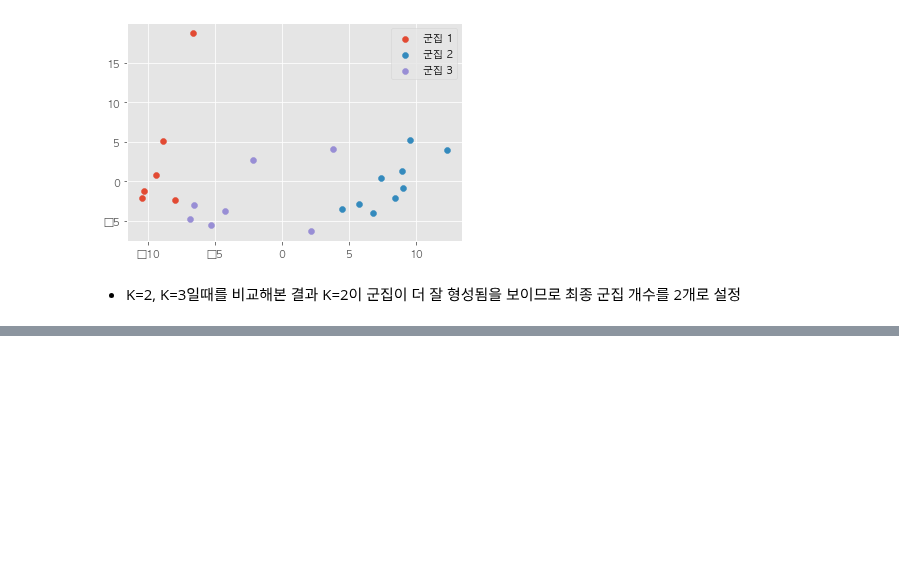
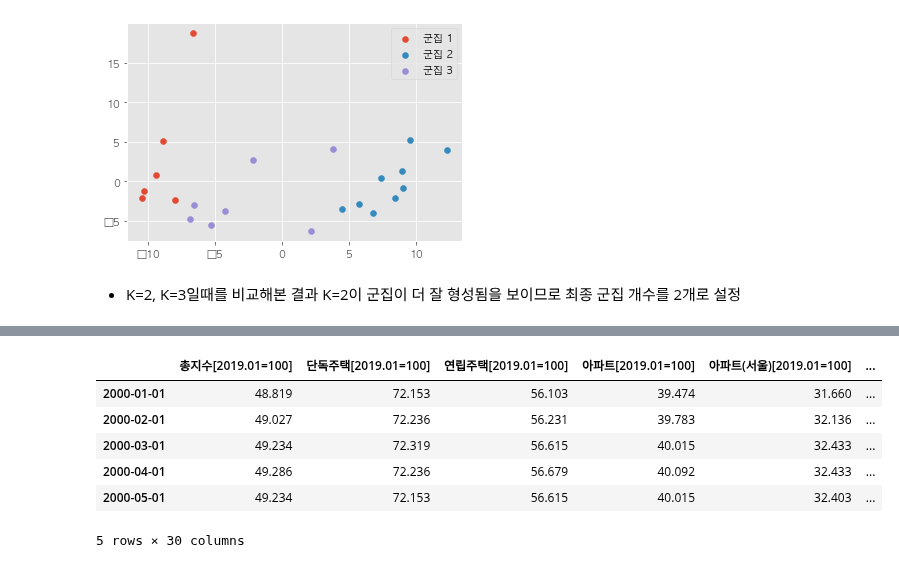
Before and after one commit to hyuuunn/Project, a Jupyter notebook: 3_project/부동산 투자와 유사한 KOSPI 종목 ETF ?.ipynb, the cells around one changed output, grey strips where cells are left out. Saved outputs shown, nothing was run; the diff lists cells and outputs as text; code cells hidden in the pictures; blank space fills up the shorter version.

```diff
--- a/3_project/부동산 투자와 유사한 KOSPI 종목 ETF ?.ipynb
+++ b/3_project/부동산 투자와 유사한 KOSPI 종목 ETF ?.ipynb
@@ -468,0 +485,12 @@ trading
+# %%
+# cluster 결과 데이터와 주택매매가격지수 데이터 통합
+cluster_trading = pd.concat([trading, result_data], axis=1)
+cluster_trading.head()
+# %% [output]
+|  | 총지수[2019.01=100] | 단독주택[2019.01=100] | 연립주택[2019.01=100] | 아파트[2019.01=100] | 아파트(서울)[2019.01=100] | ... |
+| 2000-01-01 | 48.819 | 72.153 | 56.103 | 39.474 | 31.660 | ... |
+| 2000-02-01 | 49.027 | 72.236 | 56.231 | 39.783 | 32.136 | ... |
+| 2000-03-01 | 49.234 | 72.319 | 56.615 | 40.015 | 32.433 | ... |
+| 2000-04-01 | 49.286 | 72.236 | 56.679 | 40.092 | 32.433 | ... |
+| 2000-05-01 | 49.234 | 72.153 | 56.615 | 40.015 | 32.403 | ... |
+5 rows × 30 columns
```
Also changed, not shown: parts of 33 cells of this notebook.
